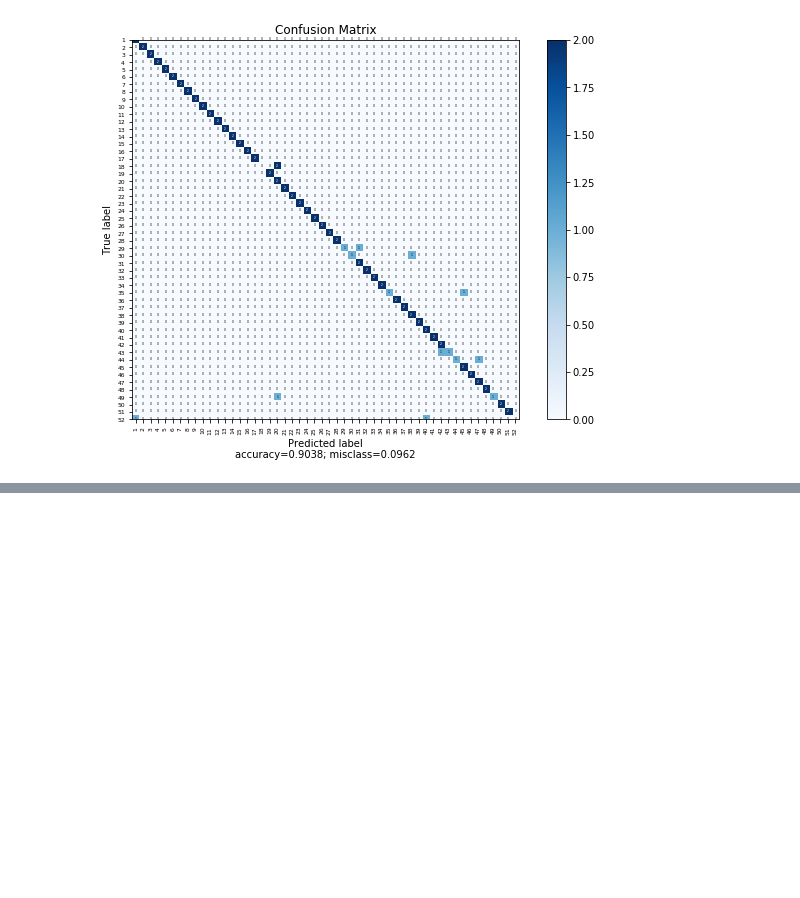
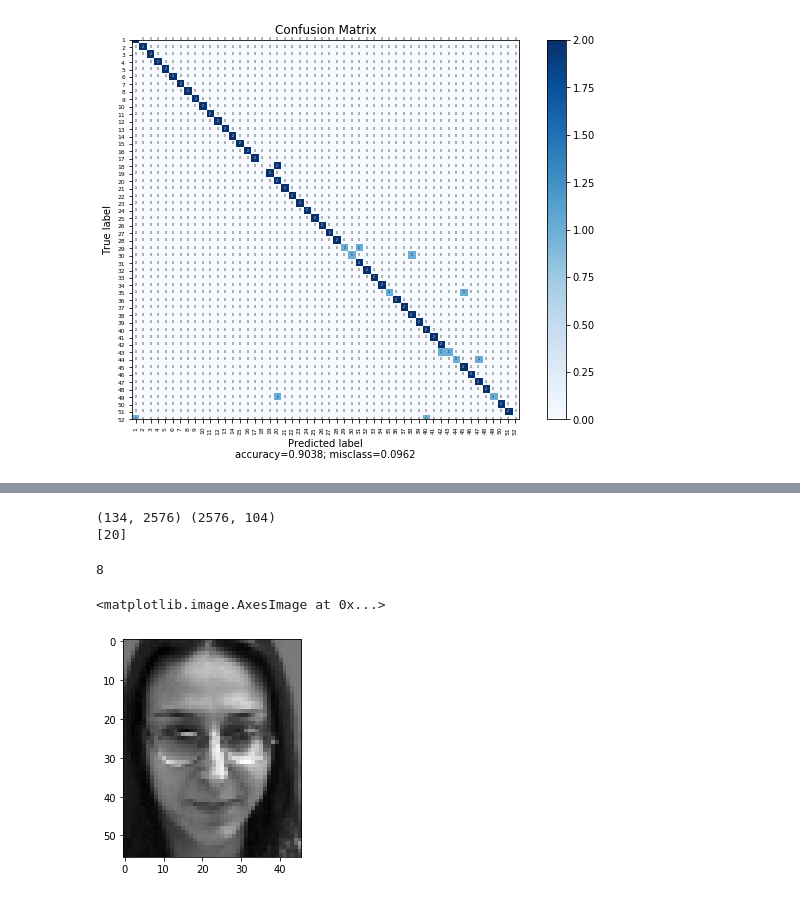
Before and after one commit to pedromonteiro18/Pattern_Recognition, a Jupyter notebook: Q3.ipynb, the cells around one changed output, grey strips where cells are left out. Cells and saved outputs as stored; diff of their text form; code cells hidden in the pictures; blank space fills up the shorter version.

```diff
--- a/Q3.ipynb
+++ b/Q3.ipynb
@@ -368,0 +378,40 @@ plot_confusion_matrix(cm           = cfn_matrix,
+# %%
+M_pca = 134
+M_lda = 50
+
+eigvecsM = Meigvecs_new[:M_pca]
+Wpca = np.dot(A.T, eigvecsM.T).T
+
+X = Wpca.T
+Y = label_train.reshape(label_train.shape[1])
+lda = LinearDiscriminantAnalysis(n_components = M_lda)
+Wlda = lda.fit_transform(X, Y)
+
+nn = KNeighborsClassifier(n_neighbors=1)
+nn.fit(Wlda, label_train.T.ravel())
+print(eigvecsM.shape, data_test[:,].shape)
+W_test = np.dot(eigvecsM, data_test[:,97].reshape(-1,1)).T
+W_test_2 = lda.transform(W_test)
+#Accuracy = nn.score(W_test_2, label_test.T.ravel())
+prediction = nn.predict(W_test_2)
+
+print(prediction)
+# %% [output]
+(134, 2576) (2576, 104)
+[20]
+# %%
+dataLabel = np.array(list(zip(data_train.T,label_train.T)))
+output=[]
+for i in dataLabel:
+    dat, lab = i
+    if lab == prediction:
+      output.append(np.reshape(dat,(2576,1)))
+print(len(output))
+# image = data_train[:,13]
+# print(image.shape)
+image = np.reshape(output[0],(46,56))
+plt.imshow(image.T, cmap= 'gist_gray')
+# %% [output]
+8
+<matplotlib.image.AxesImage at 0x...>
+[figure, added]
```
Also changed, not shown: parts of 1 cell of this notebook.
